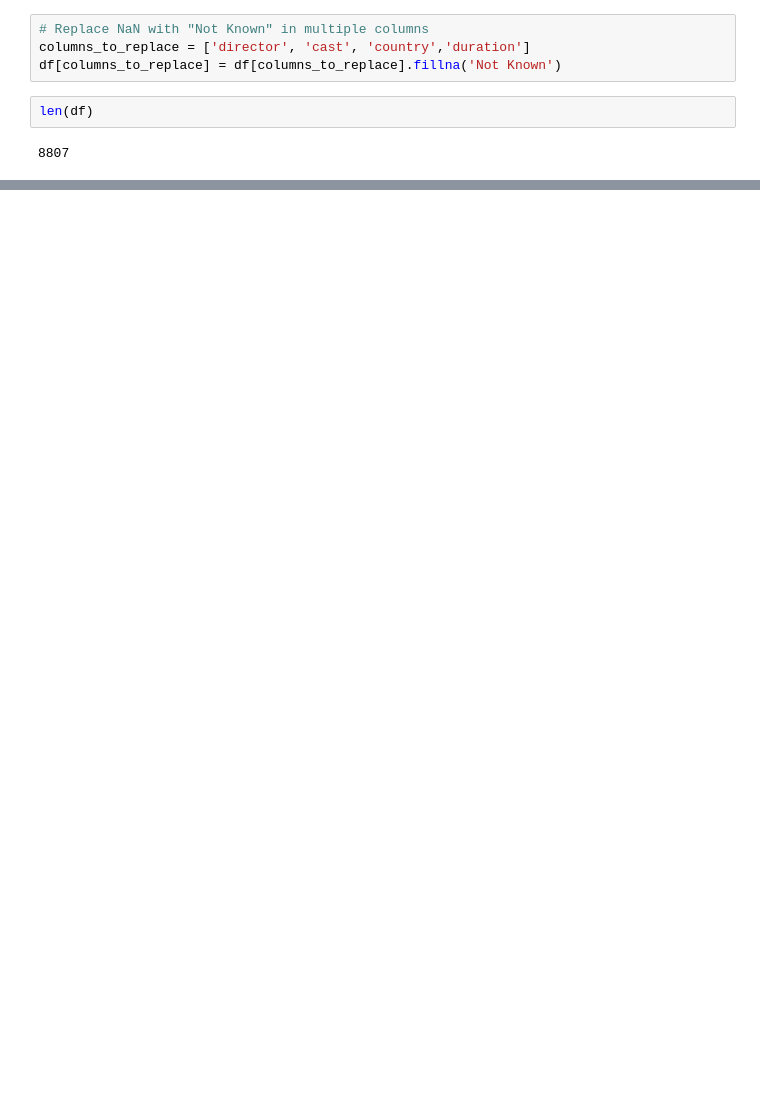
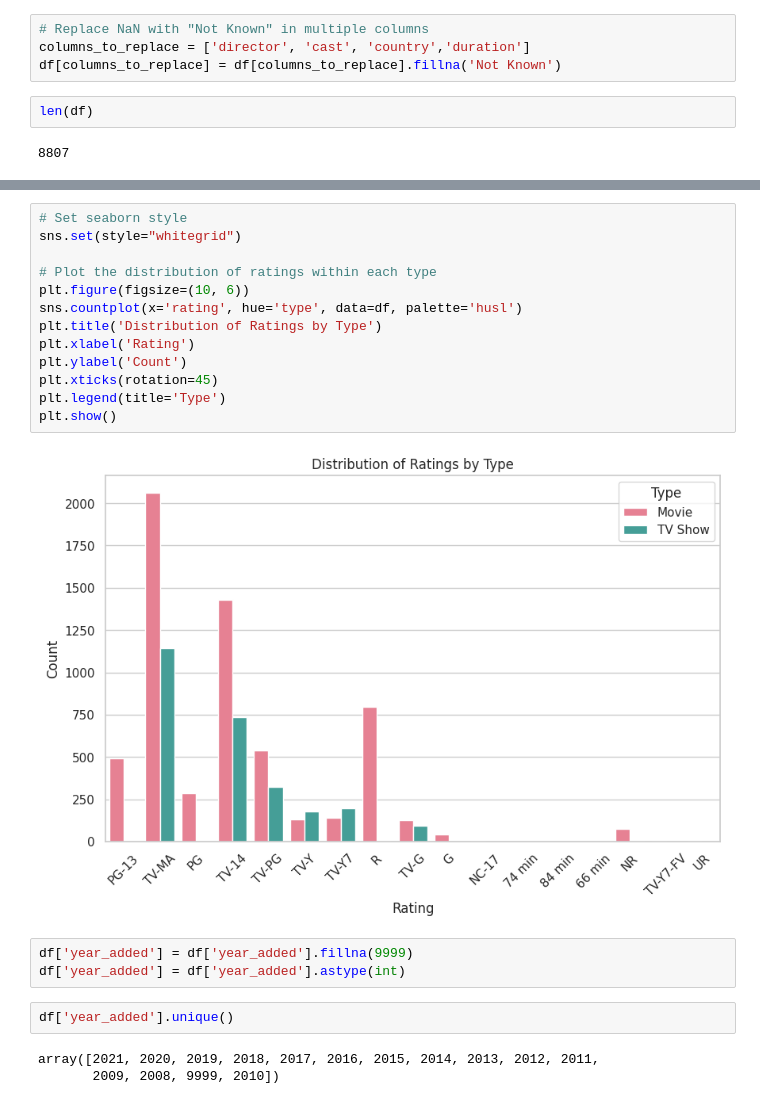
Before and after one commit to nikhilbansal23/NetflixDataAnalysis, a Jupyter notebook: NetflixDataAnalysis.ipynb, the cells around one changed output, grey strips where cells are left out. Saved outputs shown, nothing was run; the diff lists cells and outputs as text; blank space fills up the shorter version.

```diff
--- a/NetflixDataAnalysis.ipynb
+++ b/NetflixDataAnalysis.ipynb
@@ -65,0 +139,23 @@ Name: rating, dtype: int64
+# %%
+# Set seaborn style
+sns.set(style="whitegrid")
+
+# Plot the distribution of ratings within each type
+plt.figure(figsize=(10, 6))
+sns.countplot(x='rating', hue='type', data=df, palette='husl')
+plt.title('Distribution of Ratings by Type')
+plt.xlabel('Rating')
+plt.ylabel('Count')
+plt.xticks(rotation=45)
+plt.legend(title='Type')
+plt.show()
+# %% [output]
+[figure, added]
+# %%
+df['year_added'] = df['year_added'].fillna(9999)
+df['year_added'] = df['year_added'].astype(int)
+# %%
+df['year_added'].unique()
+# %% [output]
+array([2021, 2020, 2019, 2018, 2017, 2016, 2015, 2014, 2013, 2012, 2011,
+       2009, 2008, 9999, 2010])
```
Also changed, not shown: parts of 13 cells of this notebook.
